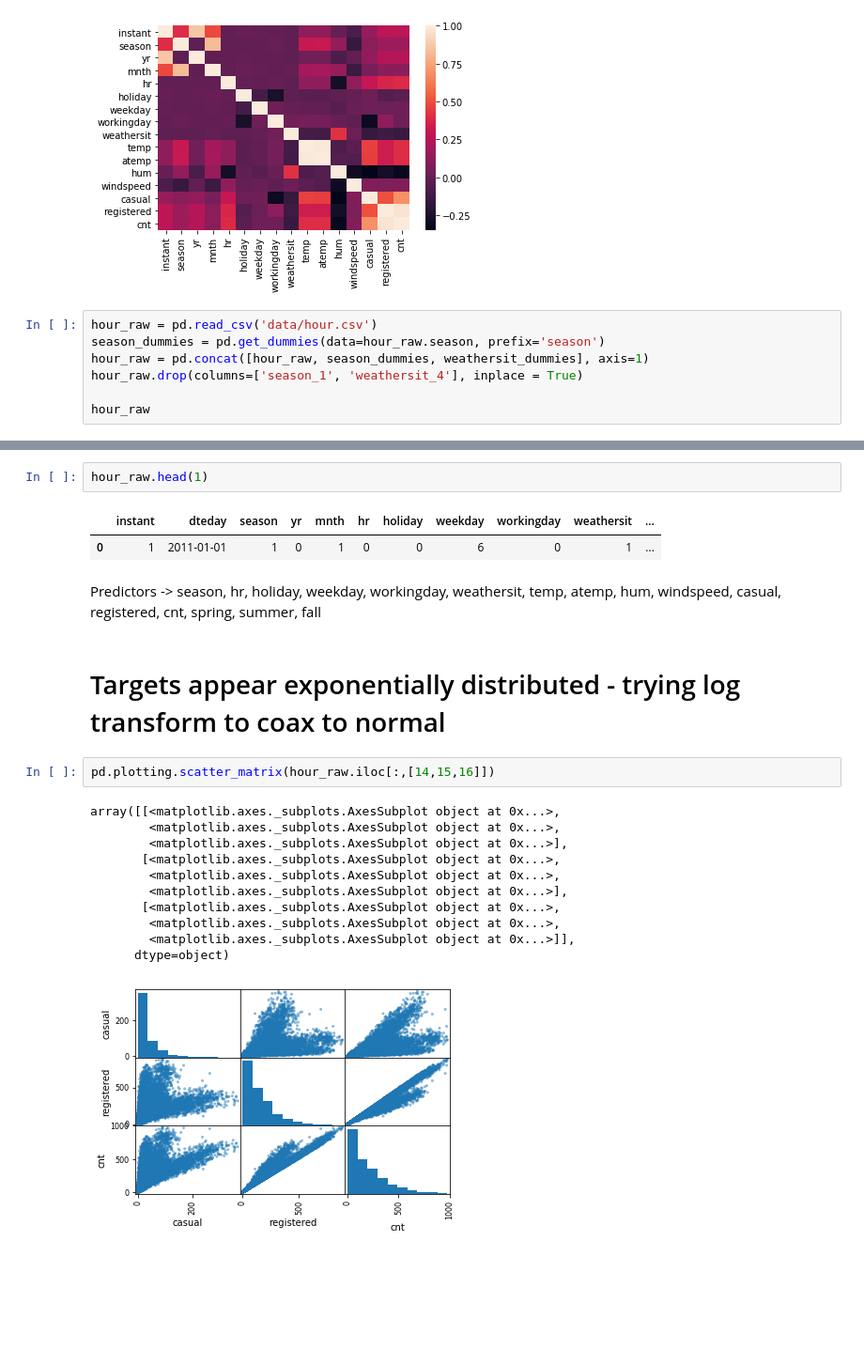
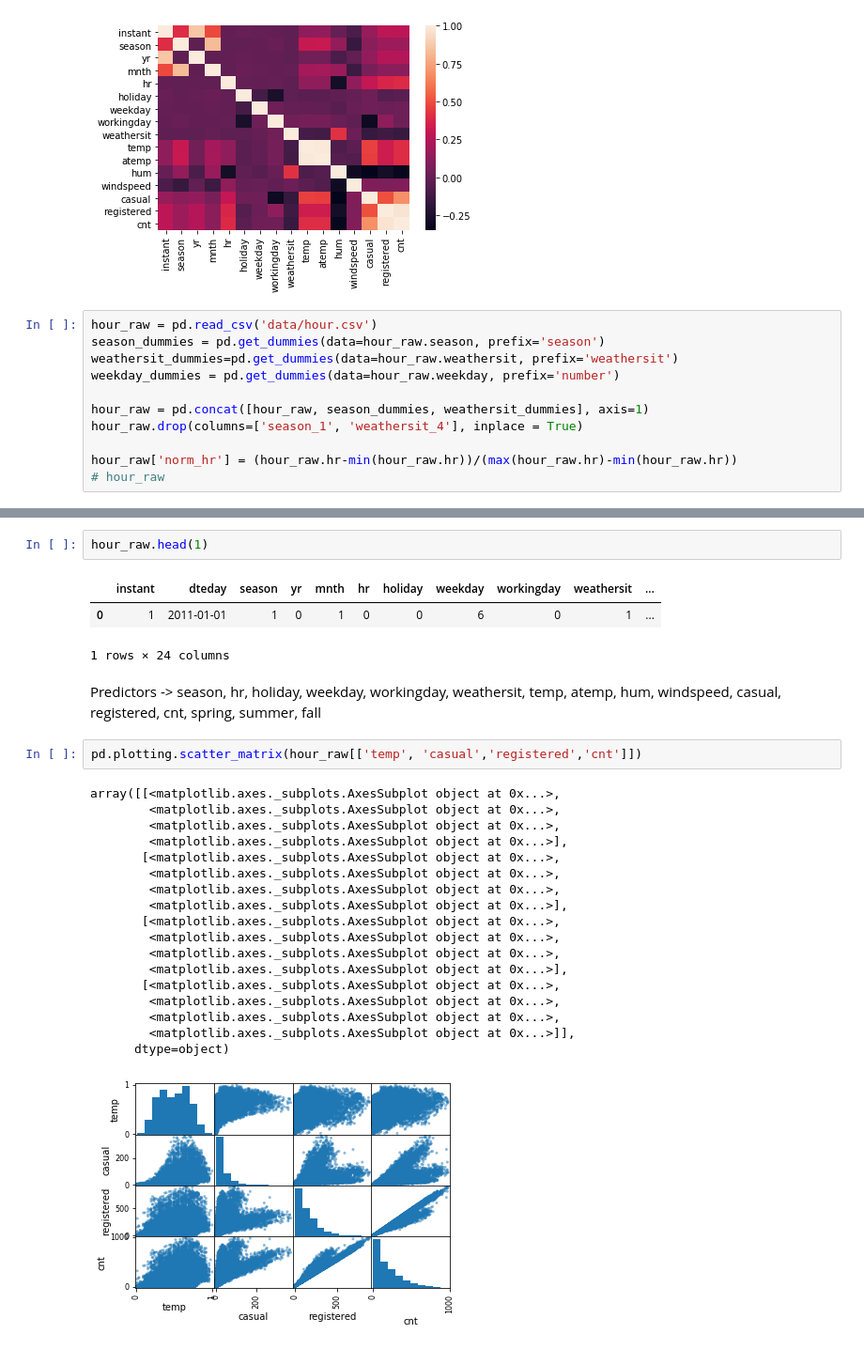
Before and after one commit to mzhou356/bike-sharing-regression, a Jupyter notebook: joe_bike_share_notebook.ipynb, the cells around one changed output, grey strips where cells are left out. Shown at 94% size. Drawn from its saved outputs; the diff is of its cells as text; blank space fills up the shorter version.

Commit message:
scatter plot matrix and cleaning

```diff
--- a/joe_bike_share_notebook.ipynb
+++ b/joe_bike_share_notebook.ipynb
@@ -59,7 +61,11 @@ ax = sns.heatmap(hour_raw.corr())
 # %%
 hour_raw = pd.read_csv('data/hour.csv')
 season_dummies = pd.get_dummies(data=hour_raw.season, prefix='season')
+weathersit_dummies=pd.get_dummies(data=hour_raw.weathersit, prefix='weathersit')
+weekday_dummies = pd.get_dummies(data=hour_raw.weekday, prefix='number')
+
 hour_raw = pd.concat([hour_raw, season_dummies, weathersit_dummies], axis=1)
 hour_raw.drop(columns=['season_1', 'weathersit_4'], inplace = True)
 
-hour_raw
+hour_raw['norm_hr'] = (hour_raw.hr-min(hour_raw.hr))/(max(hour_raw.hr)-min(hour_raw.hr))
+# hour_raw
@@ -87,21 +74,27 @@ hour_raw.head(1)
 # %% [output]
 |  | instant | dteday | season | yr | mnth | hr | holiday | weekday | workingday | weathersit | ... |
 | 0 | 1 | 2011-01-01 | 1 | 0 | 1 | 0 | 0 | 6 | 0 | 1 | ... |
+1 rows × 24 columns
 # %% [markdown]
 Predictors -> season, hr, holiday, weekday, workingday, weathersit, temp, atemp, hum, windspeed, casual, registered, cnt, spring, summer, fall
-# %% [markdown]
-# Targets appear exponentially distributed - trying log transform to coax to normal
 # %%
-pd.plotting.scatter_matrix(hour_raw.iloc[:,[14,15,16]])
+pd.plotting.scatter_matrix(hour_raw[['temp', 'casual','registered','cnt']])
 # %% [output]
 array([[<matplotlib.axes._subplots.AxesSubplot object at 0x...>,
+        <matplotlib.axes._subplots.AxesSubplot object at 0x...>,
         <matplotlib.axes._subplots.AxesSubplot object at 0x...>,
         <matplotlib.axes._subplots.AxesSubplot object at 0x...>],
        [<matplotlib.axes._subplots.AxesSubplot object at 0x...>,
         <matplotlib.axes._subplots.AxesSubplot object at 0x...>,
+        <matplotlib.axes._subplots.AxesSubplot object at 0x...>,
         <matplotlib.axes._subplots.AxesSubplot object at 0x...>],
        [<matplotlib.axes._subplots.AxesSubplot object at 0x...>,
         <matplotlib.axes._subplots.AxesSubplot object at 0x...>,
+        <matplotlib.axes._subplots.AxesSubplot object at 0x...>,
+        <matplotlib.axes._subplots.AxesSubplot object at 0x...>],
+       [<matplotlib.axes._subplots.AxesSubplot object at 0x...>,
+        <matplotlib.axes._subplots.AxesSubplot object at 0x...>,
+        <matplotlib.axes._subplots.AxesSubplot object at 0x...>,
         <matplotlib.axes._subplots.AxesSubplot object at 0x...>]],
       dtype=object)
-[figure, old version]
+[figure, new version]
```
Also changed, not shown: parts of 6 cells of this notebook.
